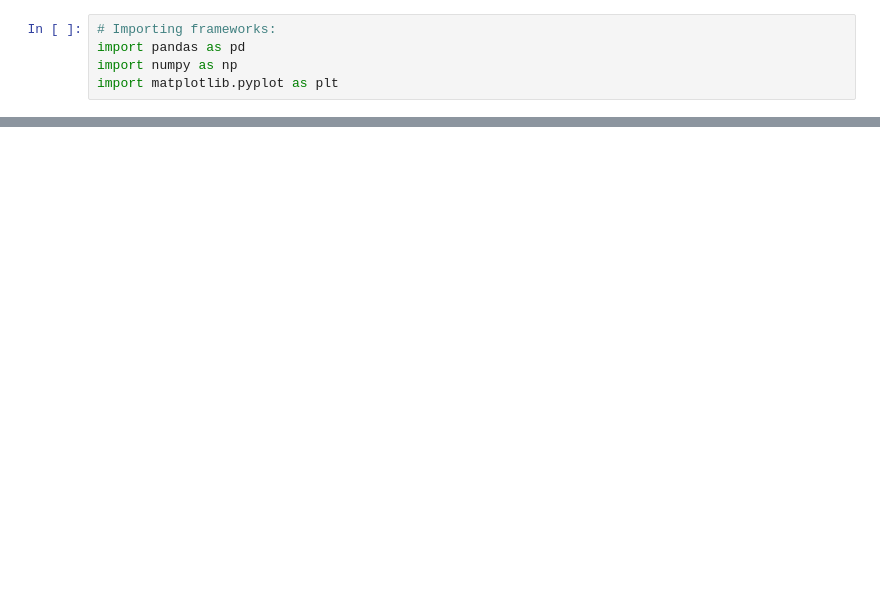
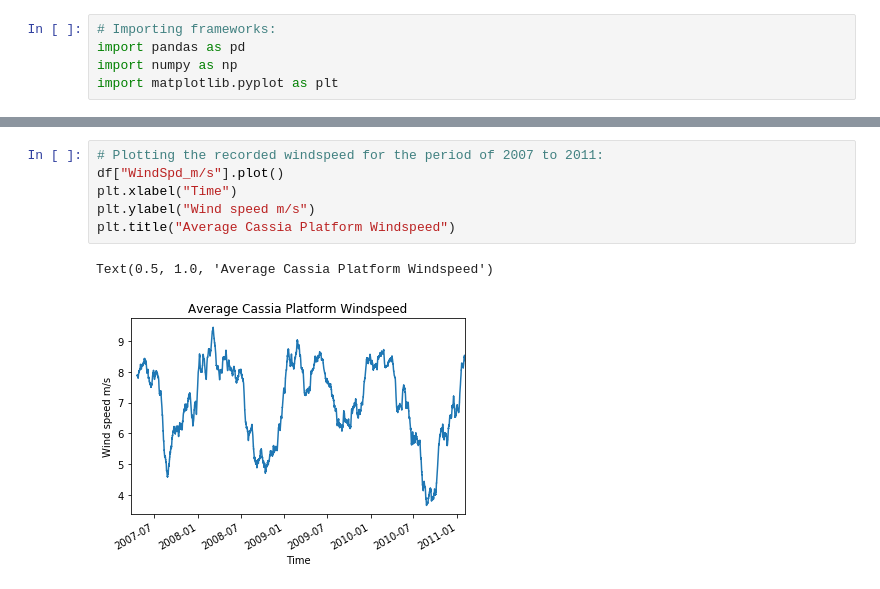
Before and after one commit to MatthewTe/Wind-Data-Study, a Jupyter notebook: Cleaned Cassia_Wind_Data Visualization .ipynb, the cells around one changed output, grey strips where cells are left out. Drawn from its saved outputs; the diff is of its cells as text; blank space fills up the shorter version.

```diff
--- a/Cleaned Cassia_Wind_Data Visualization .ipynb
+++ b/Cleaned Cassia_Wind_Data Visualization .ipynb
@@ -31,0 +29,9 @@ plt.show()
+# %%
+# Plotting the recorded windspeed for the period of 2007 to 2011:
+df["WindSpd_m/s"].plot()
+plt.xlabel("Time")
+plt.ylabel("Wind speed m/s")
+plt.title("Average Cassia Platform Windspeed")
+# %% [output]
+Text(0.5, 1.0, 'Average Cassia Platform Windspeed')
+[figure, added]
```
Also changed, not shown: parts of 9 cells of this notebook.
